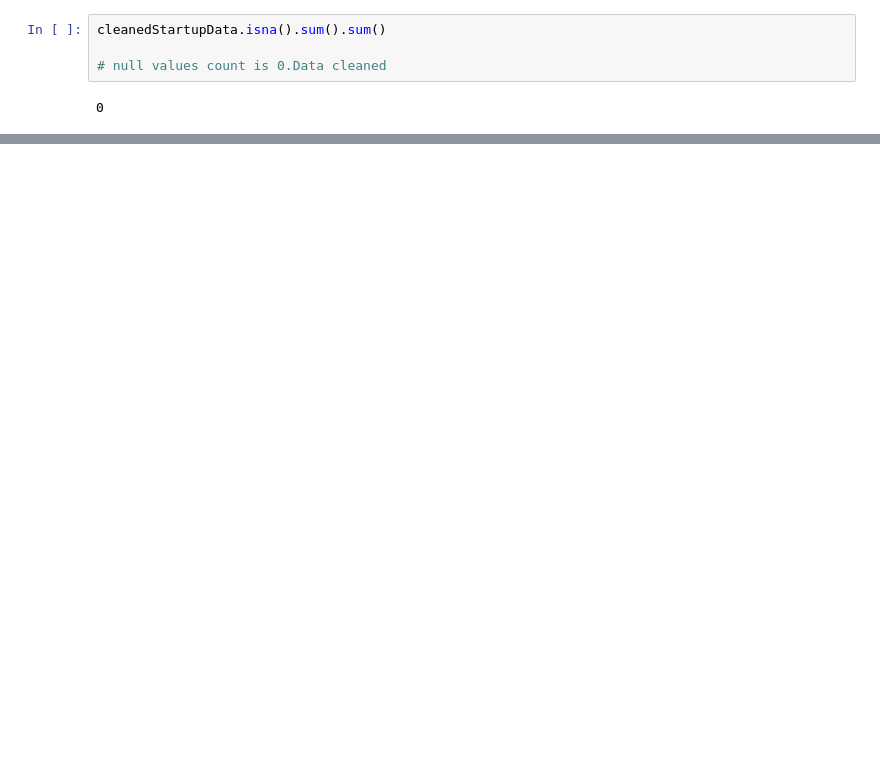
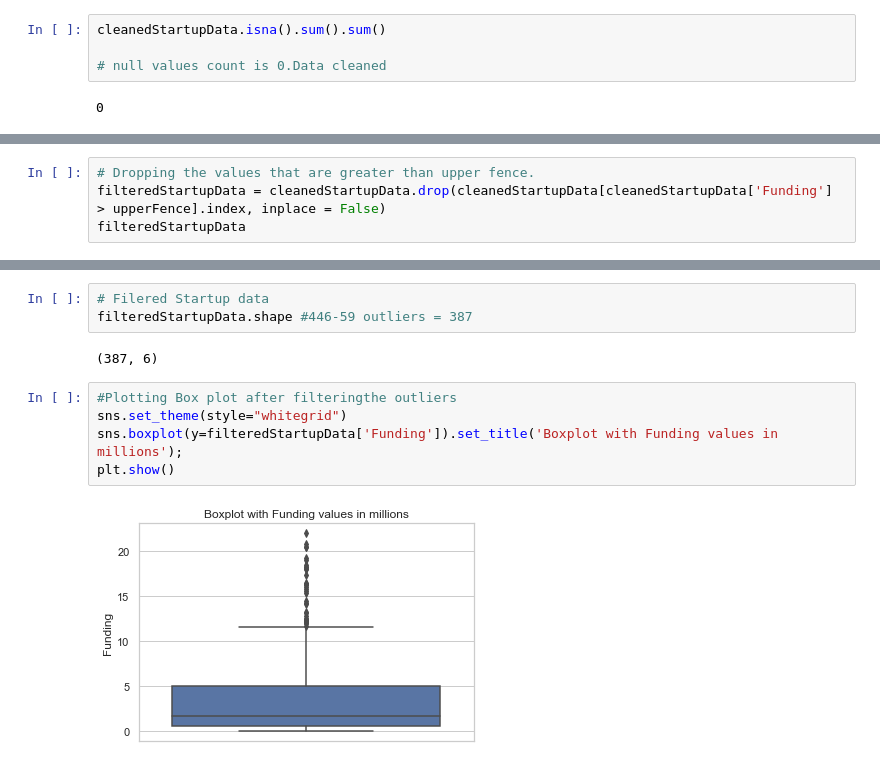
Before and after one commit to SelvamRaju/Applied-Statistics, a Jupyter notebook: Part-Three.ipynb, the cells around one changed output, grey strips where cells are left out. Cells and saved outputs as stored; diff of their text form; blank space fills up the shorter version.

```diff
--- a/Part-Three.ipynb
+++ b/Part-Three.ipynb
@@ -157,0 +255,4 @@ cleanedStartupData
+# %%
+# Dropping the values that are greater than upper fence.
+filteredStartupData = cleanedStartupData.drop(cleanedStartupData[cleanedStartupData['Funding'] > upperFence].index, inplace = False)
+filteredStartupData
@@ -157,0 +273,12 @@ cleanedStartupData
+# %%
+# Filered Startup data
+filteredStartupData.shape #446-59 outliers = 387
+# %% [output]
+(387, 6)
+# %%
+#Plotting Box plot after filteringthe outliers
+sns.set_theme(style="whitegrid")
+sns.boxplot(y=filteredStartupData['Funding']).set_title('Boxplot with Funding values in millions');
+plt.show()
+# %% [output]
+[figure, added]
```
Also changed, not shown: parts of 37 cells of this notebook.
